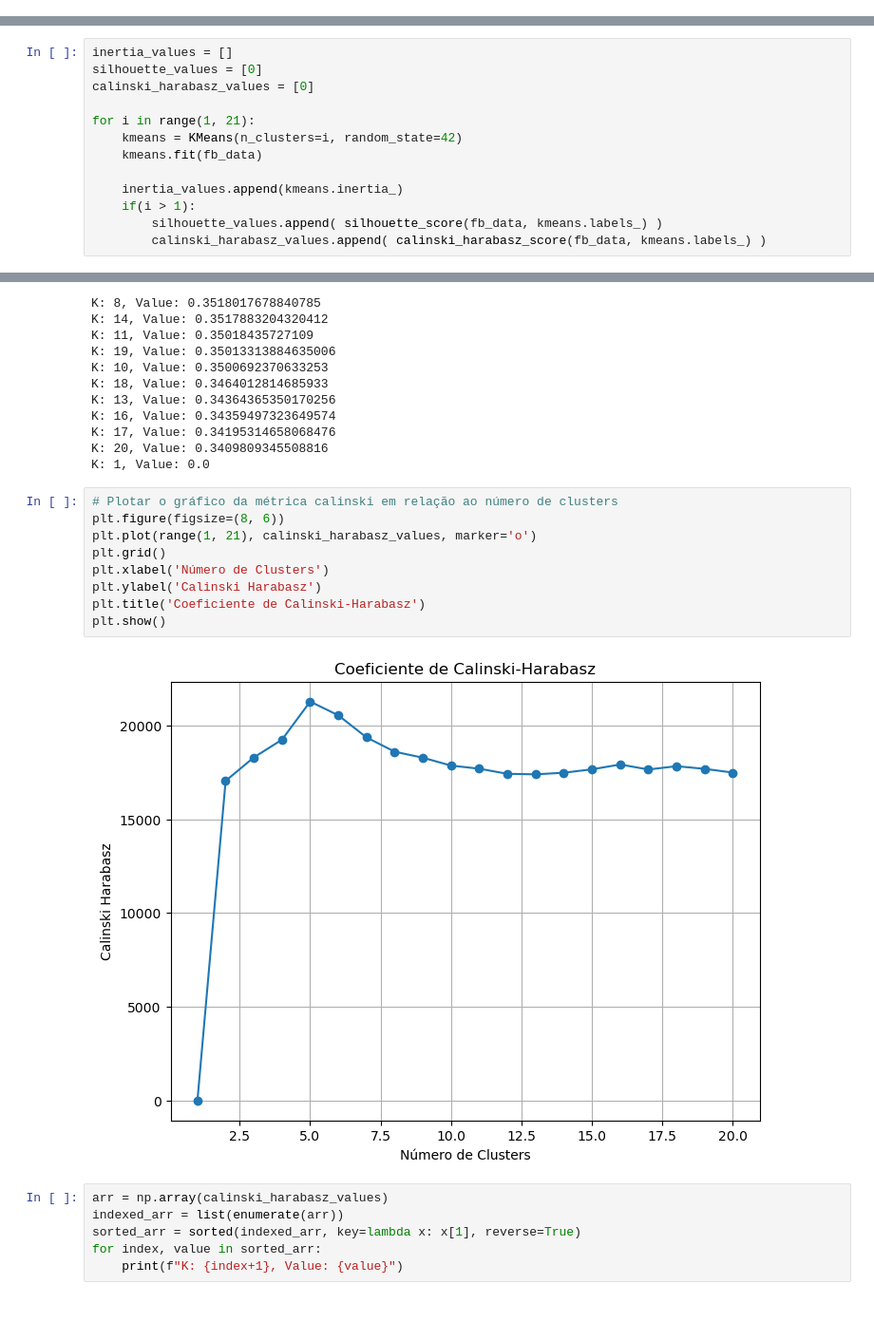
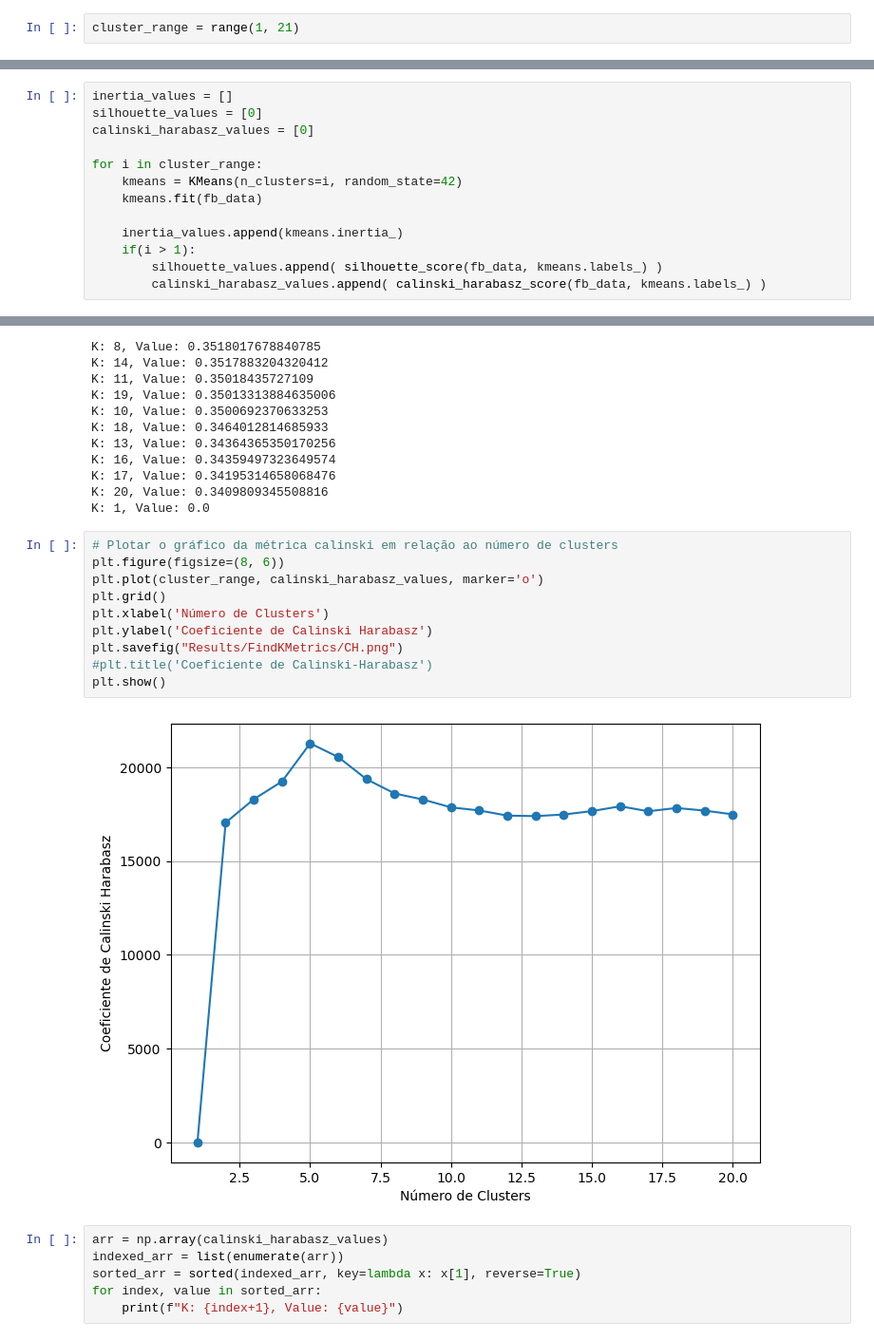
Before and after one commit to WebisD/artificial-talk, a Jupyter notebook: clustering_metrics.ipynb, the cells around one changed output, grey strips where cells are left out. Shown at 95% size. Drawn from its saved outputs; the diff is of its cells as text; blank space fills up the shorter version.

```diff
--- a/clustering_metrics.ipynb
+++ b/clustering_metrics.ipynb
@@ -7,6 +7,8 @@ from sklearn.metrics import silhouette_score, calinski_harabasz_score
 # %%
 fb_data = pd.read_csv("data/angle_full_body.csv")
 #fb_data = pd.read_csv('data/imputed_full_body.csv')
+# %%
+cluster_range = range(1, 21)
 # %%
 fb_data.duplicated().sum()
 # %% [output]
@@ -18,7 +20,7 @@ inertia_values = []
 silhouette_values = [0]
 calinski_harabasz_values = [0]
 
-for i in range(1, 21):
+for i in cluster_range:
     kmeans = KMeans(n_clusters=i, random_state=42)
     kmeans.fit(fb_data)
 
@@ -78,14 +82,15 @@ K: 1, Value: 0.0
 # %%
 # Plotar o gráfico da métrica calinski em relação ao número de clusters
 plt.figure(figsize=(8, 6))
-plt.plot(range(1, 21), calinski_harabasz_values, marker='o')
+plt.plot(cluster_range, calinski_harabasz_values, marker='o')
 plt.grid()
 plt.xlabel('Número de Clusters')
-plt.ylabel('Calinski Harabasz')
-plt.title('Coeficiente de Calinski-Harabasz')
+plt.ylabel('Coeficiente de Calinski Harabasz')
+plt.savefig("Results/FindKMetrics/CH.png")
+#plt.title('Coeficiente de Calinski-Harabasz')
 plt.show()
 # %% [output]
-[figure, old version]
+[figure, new version]
 # %%
 arr = np.array(calinski_harabasz_values)
 indexed_arr = list(enumerate(arr))
```
Also changed, not shown: parts of 4 cells of this notebook, 11 other files.
